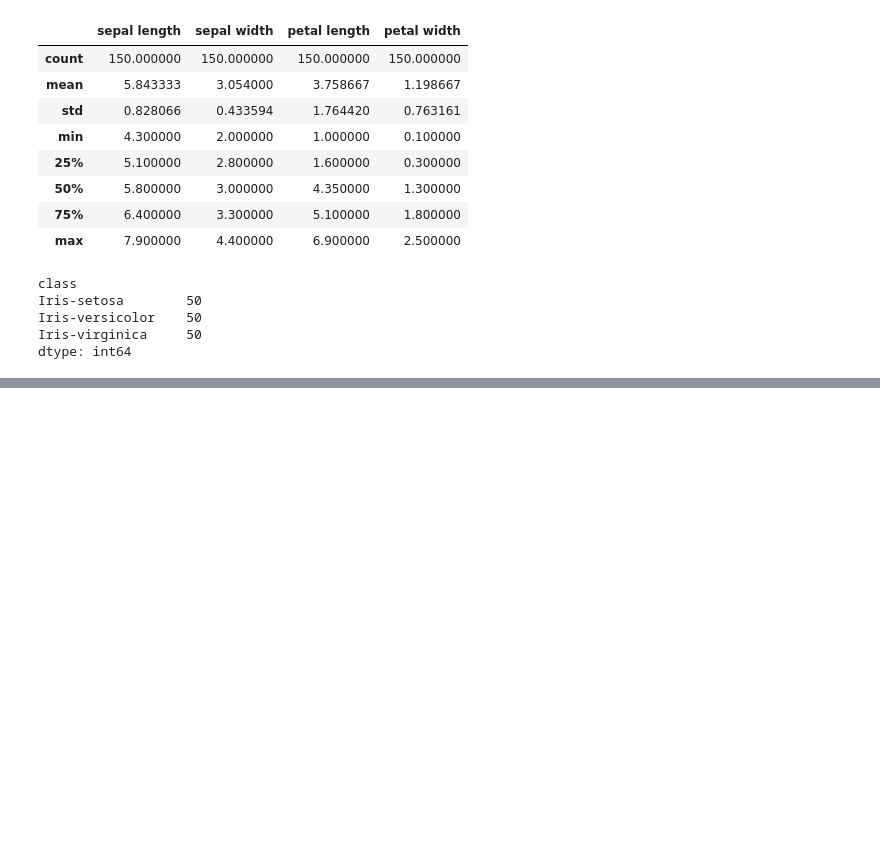
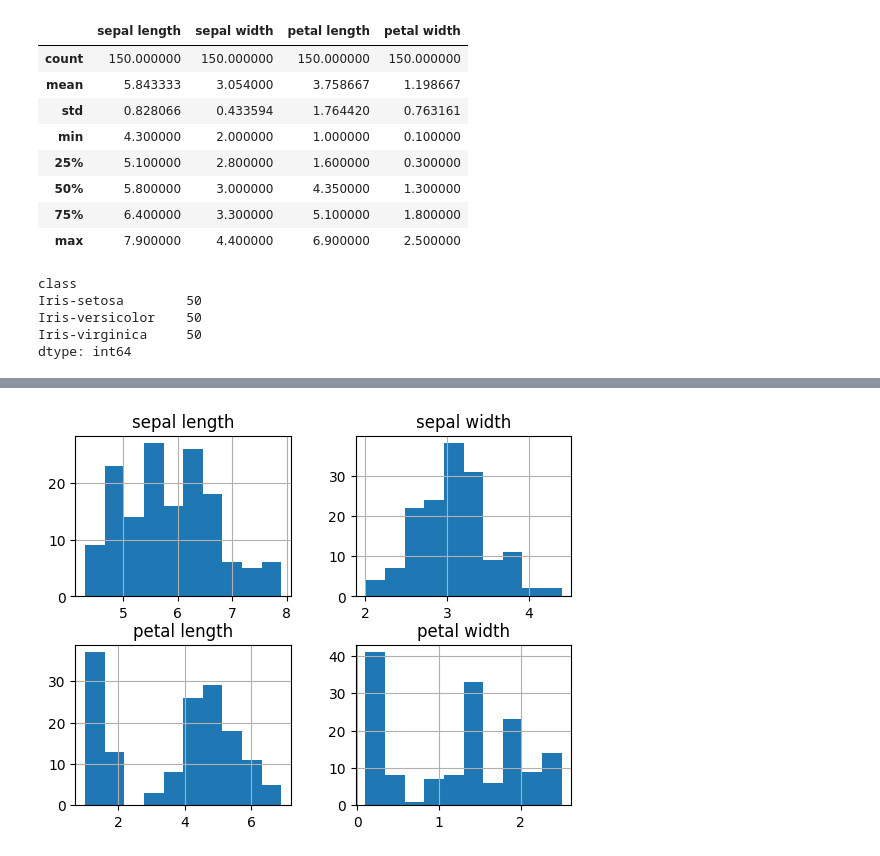
Before and after one commit to Anurag723/ML, a Jupyter notebook: practiceml.ipynb, the cells around one changed output, grey strips where cells are left out. Cells and saved outputs as stored; diff of their text form; code cells hidden in the pictures; blank space fills up the shorter version.

```diff
--- a/practiceml.ipynb
+++ b/practiceml.ipynb
@@ -33,0 +39,5 @@ dtype: int64
+# %%
+dataset.hist()
+plt.show()
+# %% [output]
+[figure, added]
```
Also changed, not shown: parts of 1 cell of this notebook.
